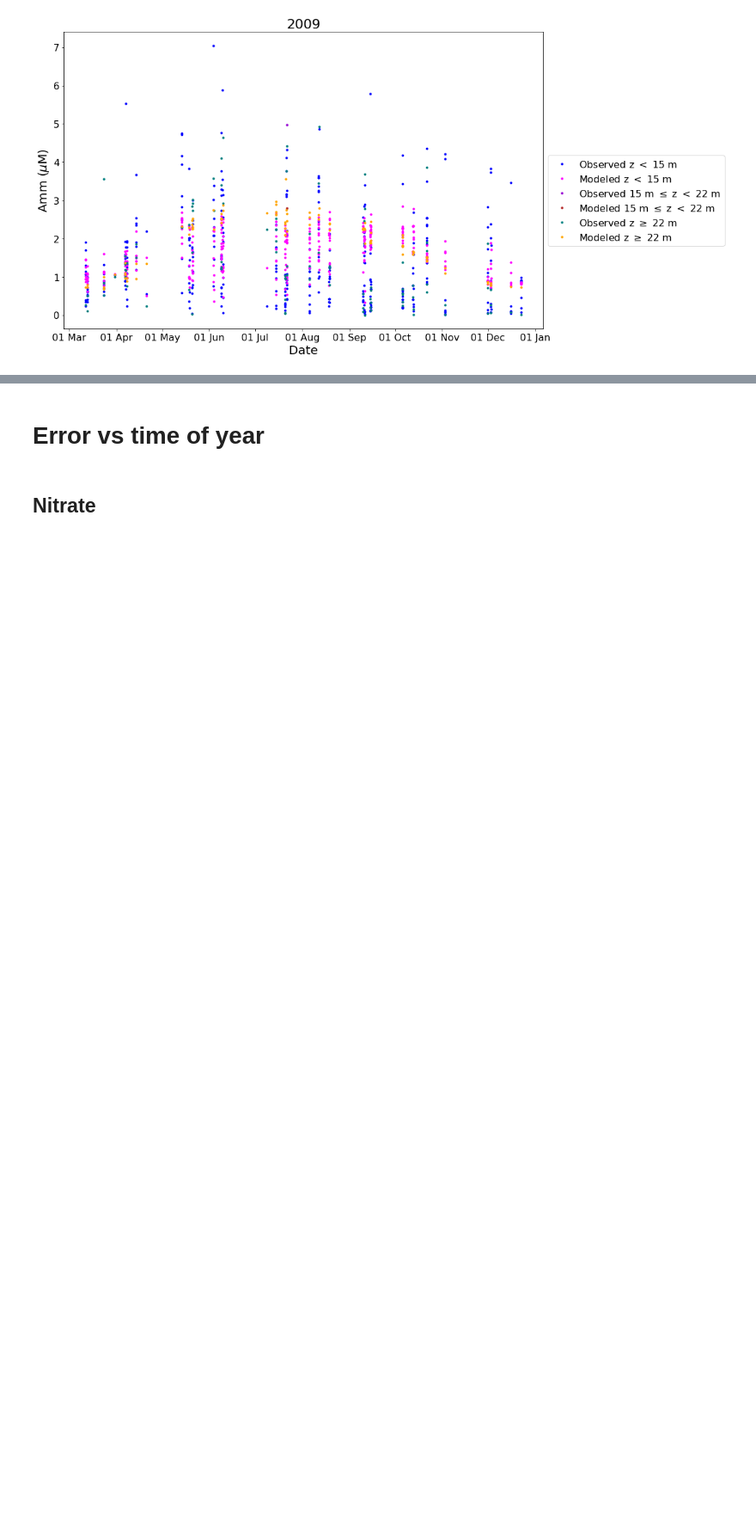
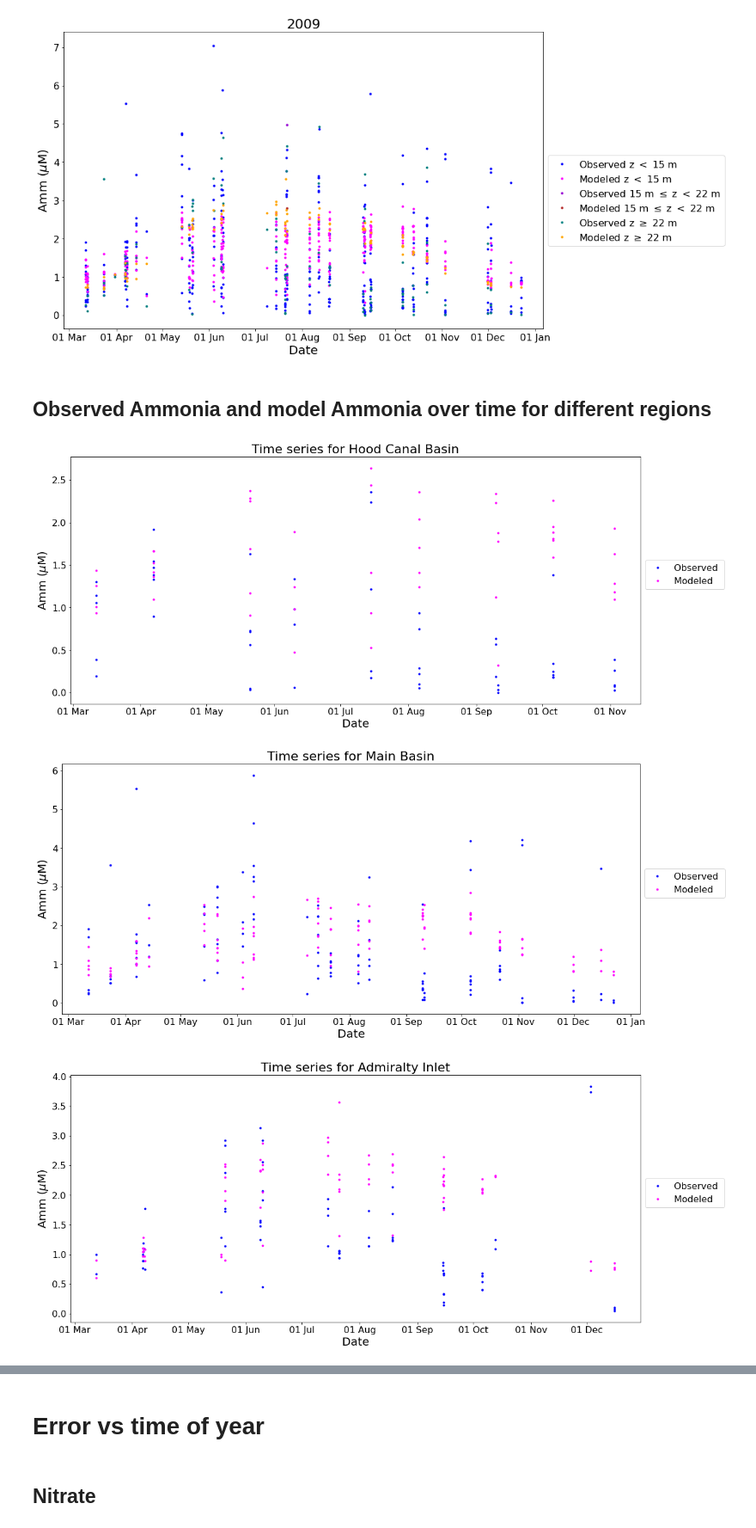
Before and after one commit to SalishSeaCast/analysis-keegan, a Jupyter notebook: notebooks/Evaluations/Individual_Timeseries/2009_Time_Series_Evaluation.ipynb, the cells around one changed output, grey strips where cells are left out. Shown at 86% size. Saved outputs shown, nothing was run; the diff lists cells and outputs as text; code cells hidden in the pictures; blank space fills up the shorter version.

```diff
--- a/notebooks/Evaluations/Individual_Timeseries/2009_Time_Series_Evaluation.ipynb
+++ b/notebooks/Evaluations/Individual_Timeseries/2009_Time_Series_Evaluation.ipynb
@@ -146,3 +200,11 @@ modvar='mod_ammonium'
 ket.multi_timese_graph(data,year,obsvar,modvar,(16,8))
 # %% [output]
 [figure]
+# %% [markdown]
+## Observed Ammonia and model Ammonia over time for different regions
+# %%
+TsByRegion(data.Basin.unique(),obsvar,modvar,year)
+# %% [output]
+[figure, added]
+[figure, added]
+[figure, added]
```
Also changed, not shown: parts of 21 cells of this notebook, 8 other files.
